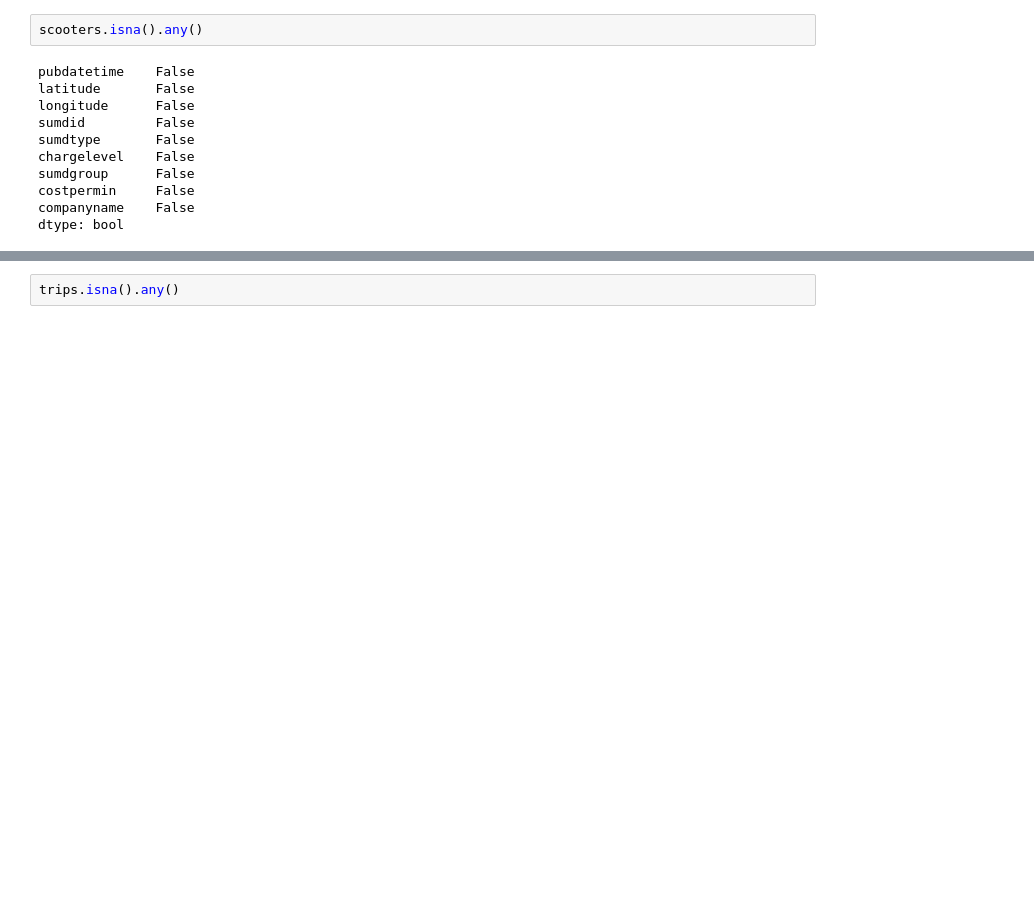
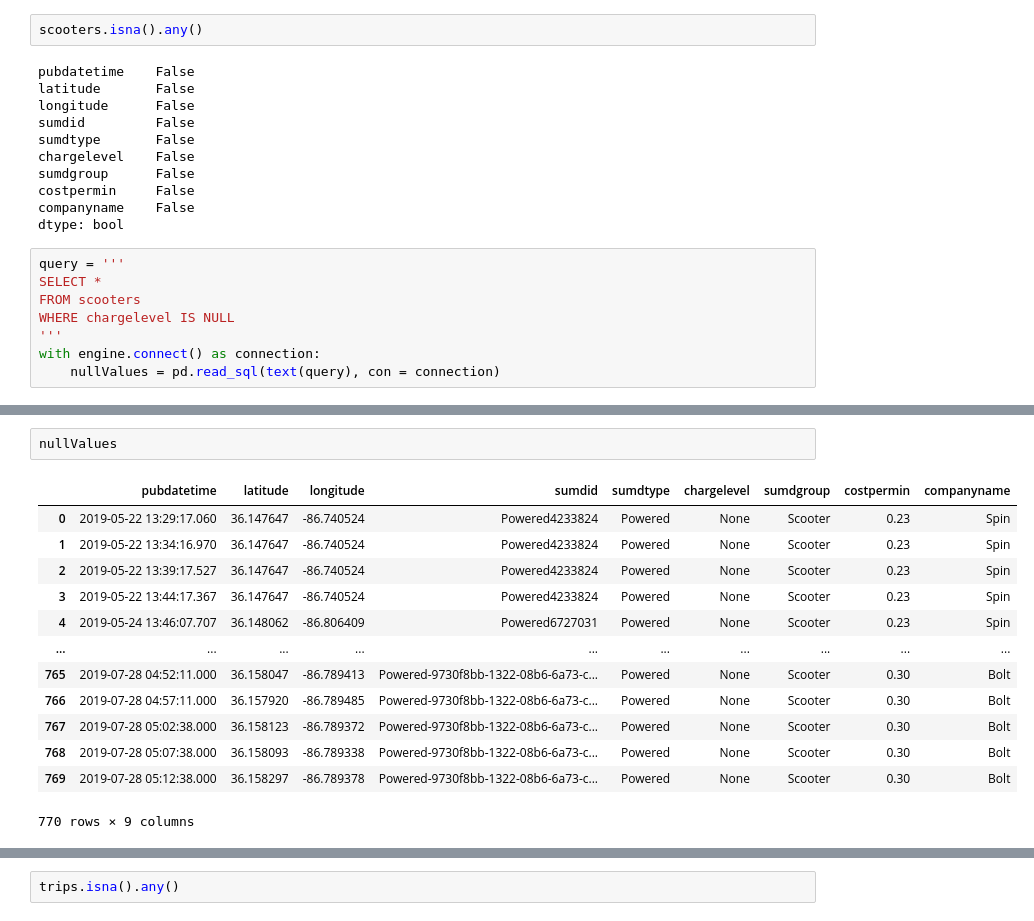
Before and after one commit to NSS-Data-Analytics-Cohort-11/scooters-supreme, a Jupyter notebook: notebook/scooters.ipynb, the cells around one changed output, grey strips where cells are left out. Drawn from its saved outputs; the diff is of its cells as text; blank space fills up the shorter version.

```diff
--- a/notebook/scooters.ipynb
+++ b/notebook/scooters.ipynb
@@ -55,3 +55,11 @@ sumdgroup      False
 costpermin     False
 companyname    False
 dtype: bool
+# %%
+query = '''
+SELECT *
+FROM scooters
+WHERE chargelevel IS NULL
+'''
+with engine.connect() as connection:
+    nullValues = pd.read_sql(text(query), con = connection)
@@ -57,0 +75,16 @@ dtype: bool
+# %%
+nullValues
+# %% [output]
+|  | pubdatetime | latitude | longitude | sumdid | sumdtype | chargelevel | sumdgroup | costpermin | companyname |
+| 0 | 2019-05-22 13:29:17.060 | 36.147647 | -86.740524 | Powered4233824 | Powered | None | Scooter | 0.23 | Spin |
+| 1 | 2019-05-22 13:34:16.970 | 36.147647 | -86.740524 | Powered4233824 | Powered | None | Scooter | 0.23 | Spin |
+| 2 | 2019-05-22 13:39:17.527 | 36.147647 | -86.740524 | Powered4233824 | Powered | None | Scooter | 0.23 | Spin |
+| 3 | 2019-05-22 13:44:17.367 | 36.147647 | -86.740524 | Powered4233824 | Powered | None | Scooter | 0.23 | Spin |
+| 4 | 2019-05-24 13:46:07.707 | 36.148062 | -86.806409 | Powered6727031 | Powered | None | Scooter | 0.23 | Spin |
+| ... | ... | ... | ... | ... | ... | ... | ... | ... | ... |
+| 765 | 2019-07-28 04:52:11.000 | 36.158047 | -86.789413 | Powered-9730f8bb-1322-08b6-6a73-c... | Powered | None | Scooter | 0.30 | Bolt |
+| 766 | 2019-07-28 04:57:11.000 | 36.157920 | -86.789485 | Powered-9730f8bb-1322-08b6-6a73-c... | Powered | None | Scooter | 0.30 | Bolt |
+| 767 | 2019-07-28 05:02:38.000 | 36.158123 | -86.789372 | Powered-9730f8bb-1322-08b6-6a73-c... | Powered | None | Scooter | 0.30 | Bolt |
+| 768 | 2019-07-28 05:07:38.000 | 36.158093 | -86.789338 | Powered-9730f8bb-1322-08b6-6a73-c... | Powered | None | Scooter | 0.30 | Bolt |
+| 769 | 2019-07-28 05:12:38.000 | 36.158297 | -86.789378 | Powered-9730f8bb-1322-08b6-6a73-c... | Powered | None | Scooter | 0.30 | Bolt |
+770 rows × 9 columns
```
Also changed, not shown: parts of 11 cells of this notebook.
